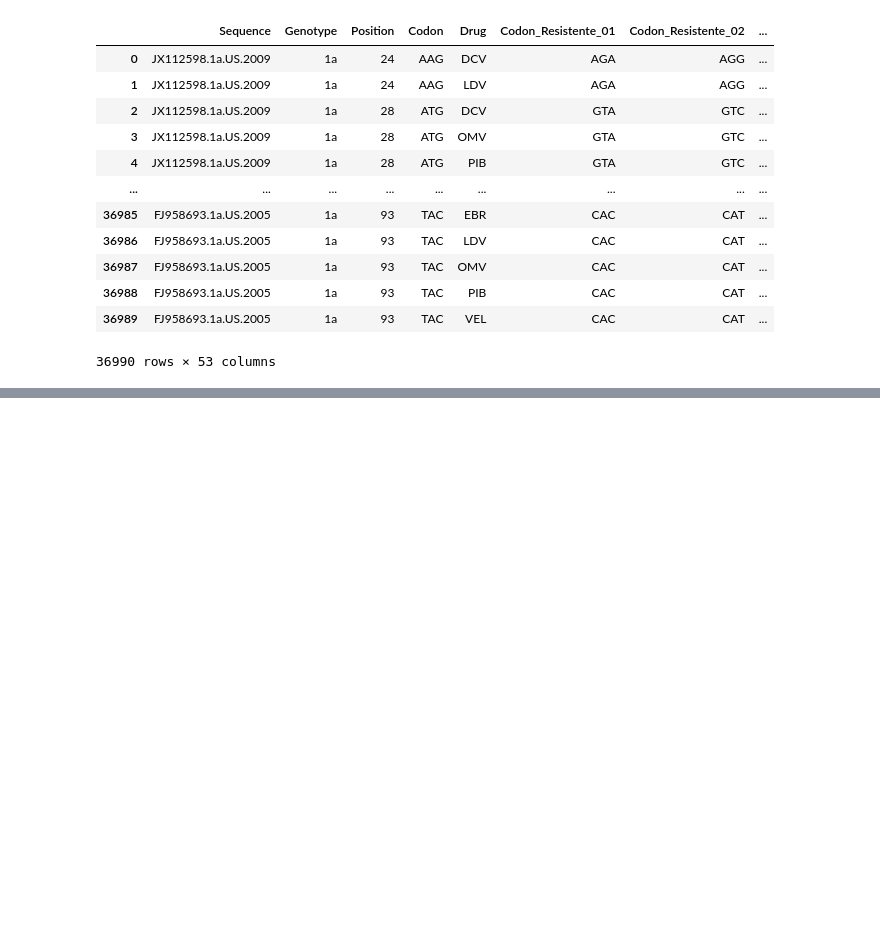
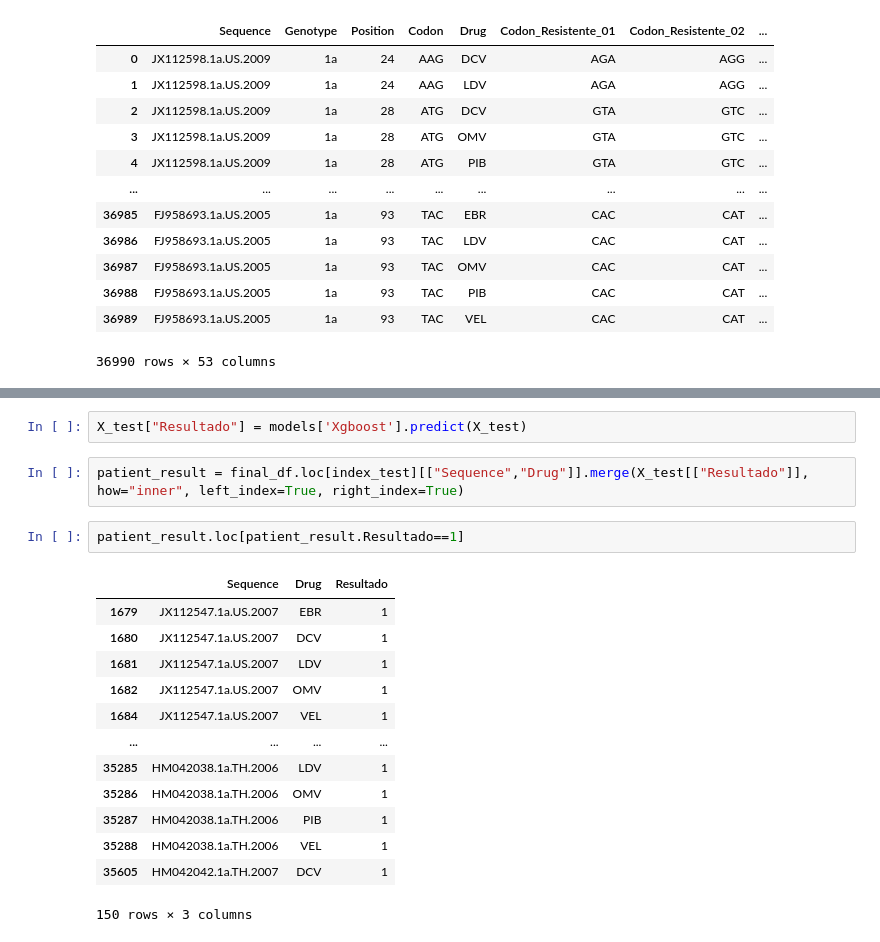
Before and after one commit to Douglas47/MasterDegreeHCV, a Jupyter notebook: Notebooks/Fase_05.ipynb, the cells around one changed output, grey strips where cells are left out. Drawn from its saved outputs; the diff is of its cells as text; blank space fills up the shorter version.

```diff
--- a/Notebooks/Fase_05.ipynb
+++ b/Notebooks/Fase_05.ipynb
@@ -46,0 +242,20 @@ atributos.iloc[:,17:]
+# %%
+X_test["Resultado"] = models['Xgboost'].predict(X_test)
+# %%
+patient_result = final_df.loc[index_test][["Sequence","Drug"]].merge(X_test[["Resultado"]], how="inner", left_index=True, right_index=True)
+# %%
+patient_result.loc[patient_result.Resultado==1]
+# %% [output]
+|  | Sequence | Drug | Resultado |
+| 1679 | JX112547.1a.US.2007 | EBR | 1 |
+| 1680 | JX112547.1a.US.2007 | DCV | 1 |
+| 1681 | JX112547.1a.US.2007 | LDV | 1 |
+| 1682 | JX112547.1a.US.2007 | OMV | 1 |
+| 1684 | JX112547.1a.US.2007 | VEL | 1 |
+| ... | ... | ... | ... |
+| 35285 | HM042038.1a.TH.2006 | LDV | 1 |
+| 35286 | HM042038.1a.TH.2006 | OMV | 1 |
+| 35287 | HM042038.1a.TH.2006 | PIB | 1 |
+| 35288 | HM042038.1a.TH.2006 | VEL | 1 |
+| 35605 | HM042042.1a.TH.2007 | DCV | 1 |
+150 rows × 3 columns
```
Also changed, not shown: parts of 25 cells of this notebook.
